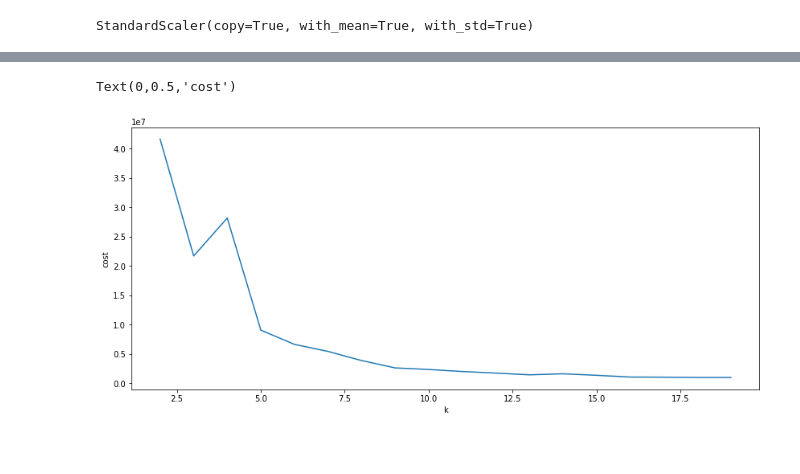
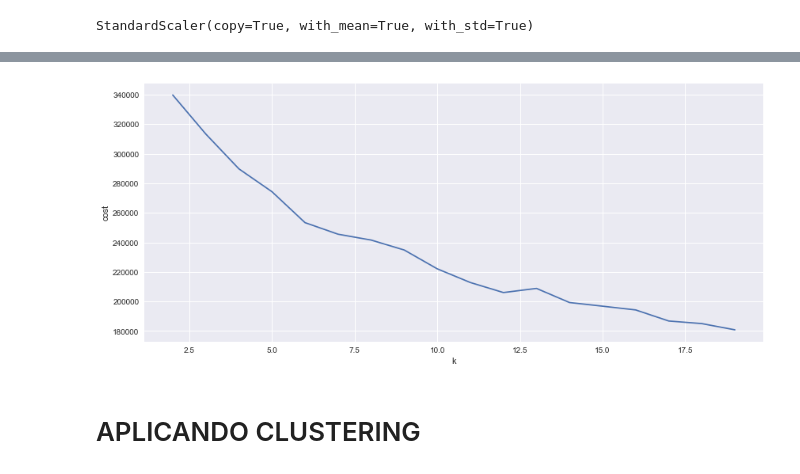
Before and after one commit to kendalvictor/codeando, a Jupyter notebook: machine_learning/_bbva data challeneger 2018/analysis_perfil.ipynb, the cells around one changed output, grey strips where cells are left out. Drawn from its saved outputs; the diff is of its cells as text; code cells hidden in the pictures.

```diff
--- a/machine_learning/_bbva data challeneger 2018/analysis_perfil.ipynb
+++ b/machine_learning/_bbva data challeneger 2018/analysis_perfil.ipynb
@@ -355,4 +322,4 @@ findspark.init('/opt/spark')
 from pyspark.sql import SparkSession
 spark = SparkSession.builder.appName('victor_bbva').getOrCreate()
 # %%
-spark_df = spark.createDataFrame(data_cluster)
+spark_df = spark.createDataFrame(data_perfil)
@@ -359,6 +342,6 @@ spark_df = spark.createDataFrame(data_cluster)
 # %%
 from pyspark.ml.feature import VectorAssembler
-assembler = VectorAssembler(inputCols=spark_df.columns, outputCol="features")
+assembler = VectorAssembler(inputCols=spark_df.columns[1:], outputCol="features")
 assem_data = assembler.transform(spark_df)
 # %%
 from pyspark.ml.feature import StandardScaler
@@ -390,16 +367,19 @@ import numpy as np
 import pandas as pd
 from pyspark.ml.clustering import KMeans
 
-cost = np.zeros(20)
-for k in range(2,20):
-    kmeans = KMeans().setK(k).setSeed(1).setFeaturesCol("features")
-    model = kmeans.fit(scaled_data.sample(False,0.5, seed=42))
-    cost[k] = model.computeCost(scaled_data) # requires Spark 2.0 or later
+def analysis_cost(name_col):
+    cost = np.zeros(20)
+    for k in range(2,20):
+        kmeans = KMeans().setK(k).setSeed(1).setFeaturesCol(name_col)
+        model = kmeans.fit(scaled_data.sample(False,0.5, seed=42))
+        cost[k] = model.computeCost(scaled_data) # requires Spark 2.0 or later
+    fig, ax = plt.subplots(1,1, figsize =(14,6))
+    ax.plot(range(2,20),cost[2:20])
+    ax.set_xlabel('k')
+    ax.set_ylabel('cost')
-# %%
-fig, ax = plt.subplots(1,1, figsize =(14,6))
-ax.plot(range(2,20),cost[2:20])
-ax.set_xlabel('k')
-ax.set_ylabel('cost')
-# %% [output]
-Text(0,0.5,'cost')
-[figure, removed]
+# %%
+analysis_cost('scaled_features')
+# %% [output]
+[figure, added]
+# %% [markdown]
+# APLICANDO CLUSTERING
```
Also changed, not shown: parts of 25 cells of this notebook, 1 other file.
